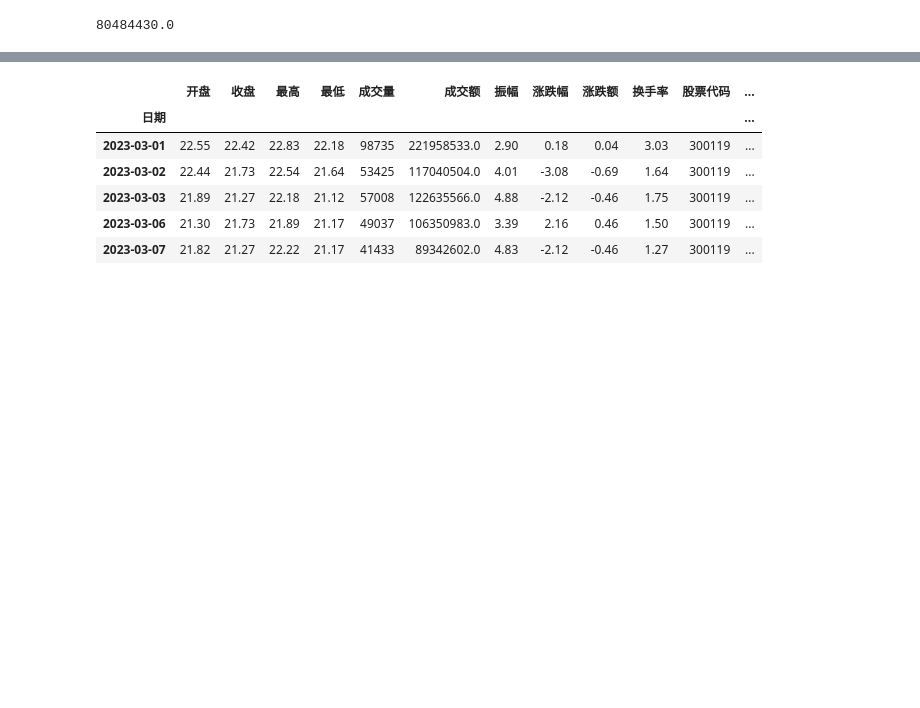
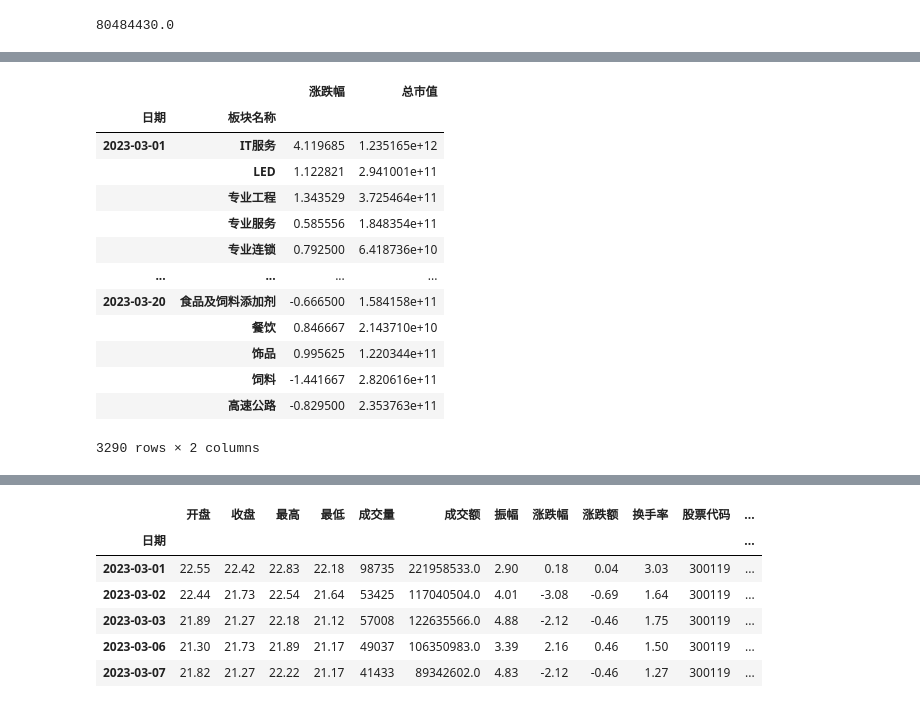
Before and after one commit to minikiller/streamlit-project, a Jupyter notebook: example/for_main.ipynb, the cells around one changed output, grey strips where cells are left out. Cells and saved outputs as stored; diff of their text form; code cells hidden in the pictures; blank space fills up the shorter version.

```diff
--- a/example/for_main.ipynb
+++ b/example/for_main.ipynb
@@ -42,0 +64,19 @@ value_dict['688018']
+# %%
+cur_df = df.groupby(["日期", "板块名称"]).agg(
+    {"涨跌幅": "mean", "总市值": "sum"})
+cur_df
+# %% [output]
+|  |  | 涨跌幅 | 总市值 |
+| 日期 | 板块名称 |  |  |
+| 2023-03-01 | IT服务 | 4.119685 | 1.235165e+12 |
+|  | LED | 1.122821 | 2.941001e+11 |
+|  | 专业工程 | 1.343529 | 3.725464e+11 |
+|  | 专业服务 | 0.585556 | 1.848354e+11 |
+|  | 专业连锁 | 0.792500 | 6.418736e+10 |
+| ... | ... | ... | ... |
+| 2023-03-20 | 食品及饲料添加剂 | -0.666500 | 1.584158e+11 |
+|  | 餐饮 | 0.846667 | 2.143710e+10 |
+|  | 饰品 | 0.995625 | 1.220344e+11 |
+|  | 饲料 | -1.441667 | 2.820616e+11 |
+|  | 高速公路 | -0.829500 | 2.353763e+11 |
+3290 rows × 2 columns
```
Also changed, not shown: parts of 6 cells of this notebook, 1 other file.
